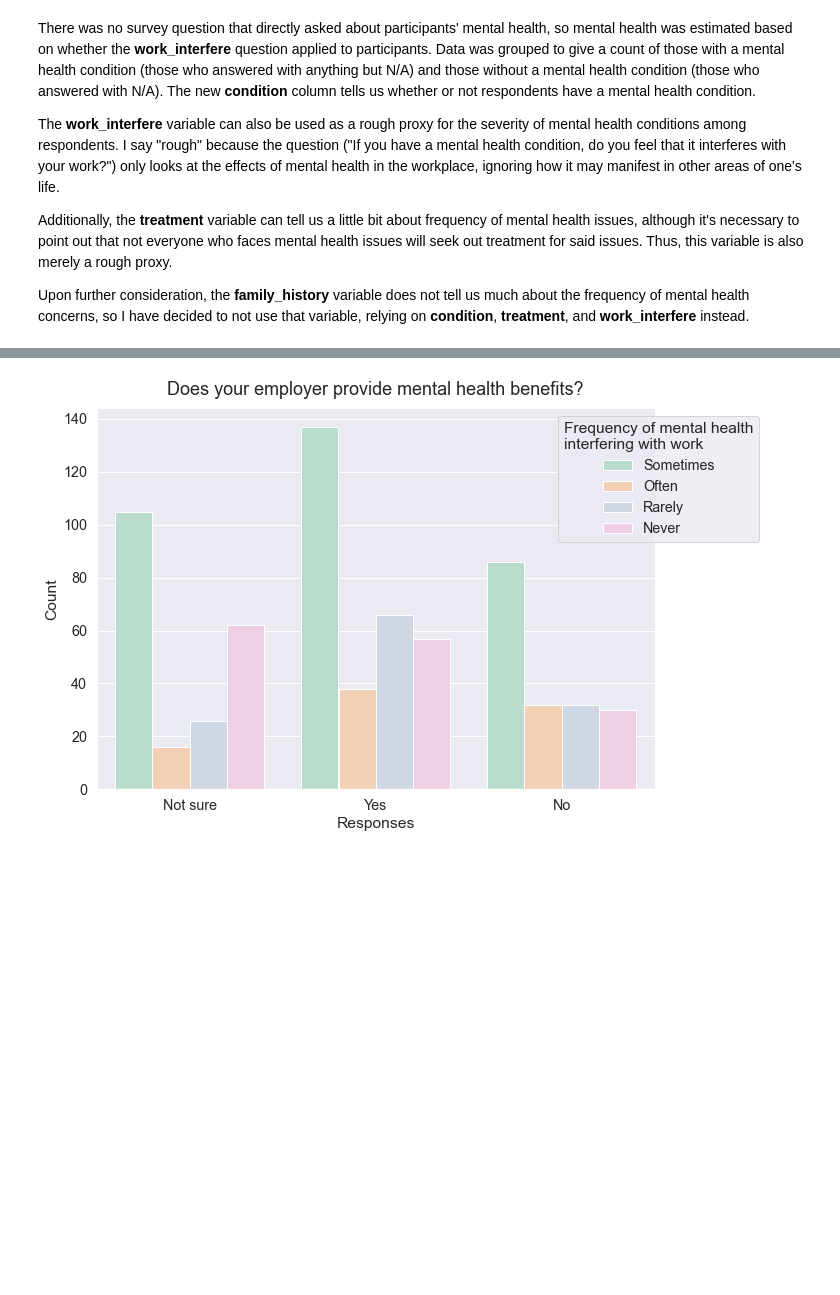
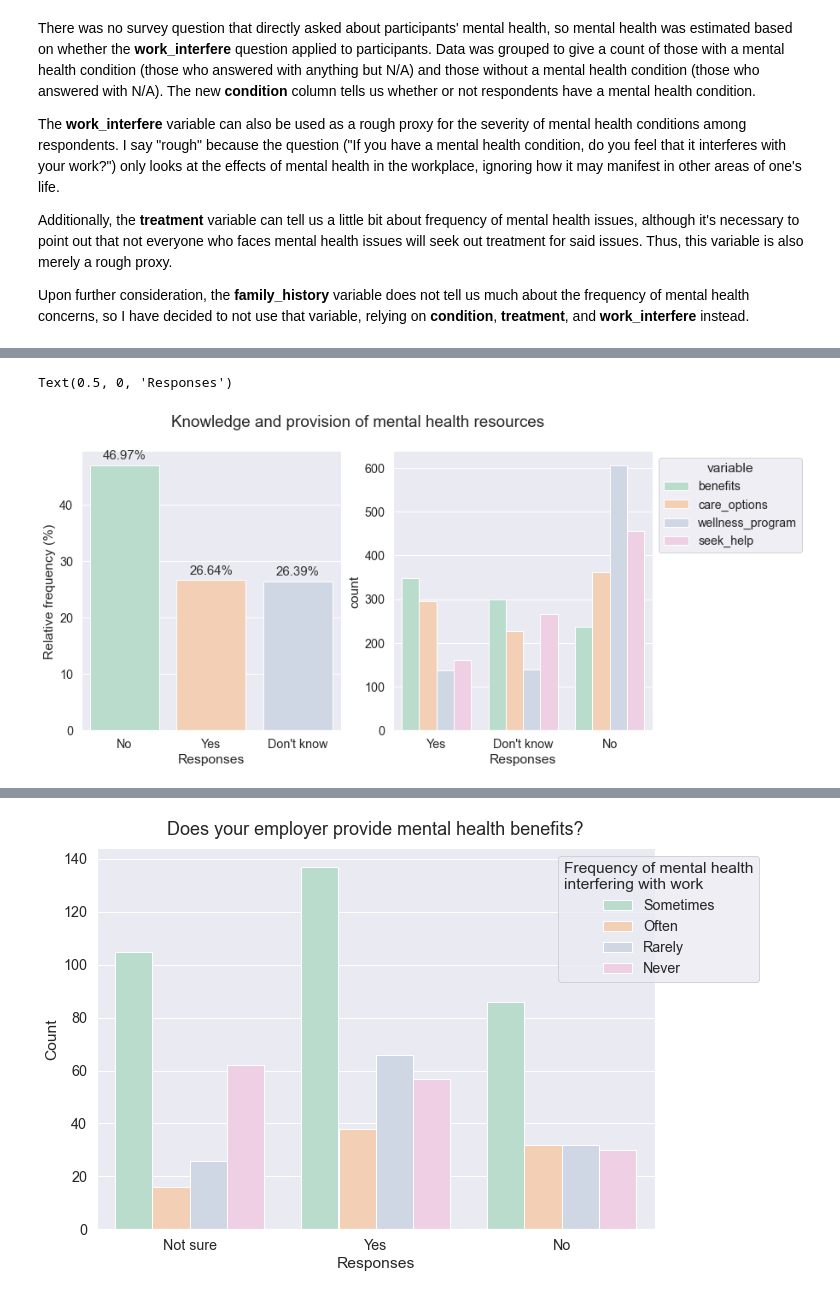
Before and after one commit to cltomiyama/MentalHealthSurvey_analysis, a Jupyter notebook: analysis/gale/analysis_notebook_gc.ipynb, the cells around one changed output, grey strips where cells are left out. Drawn from its saved outputs; the diff is of its cells as text; code cells hidden in the pictures; blank space fills up the shorter version.

```diff
--- a/analysis/gale/analysis_notebook_gc.ipynb
+++ b/analysis/gale/analysis_notebook_gc.ipynb
@@ -462,0 +359,6 @@ mh_filtered_condition
+# %%
+knowledge = mh0[['benefits', 'care_options', 'wellness_program', 'seek_help']].melt().replace({2:'No', 1:'Yes', 0:"Don't know"})
+
+knowledge_counts = pfg.count_rel_freq_df(knowledge, 'value').replace({2:'No', 1:'Yes', 0:"Don't know"})
+
+display('knowledge', 'knowledge_counts')
@@ -462,0 +385,19 @@ mh_filtered_condition
+# %%
+# Reference: https://stackoverflow.com/questions/51211538/pandas-seaborn-countplot-from-several-columns
+
+fig, axes = plt.subplots(1,2, figsize=(12,6))
+fig.suptitle('Knowledge and provision of mental health resources')
+
+# 1st plot: without splitting into different questions
+ax0 = sns.barplot(ax=axes[0], data=knowledge_counts, x='value', y='rel_freq')
+ax0.set_ylabel('Relative frequency (%)')
+ax0.set_xlabel('Responses')
+pfg.rel_freq_label(ax0, 0.15,1)
+
+# split into different questions
+ax1 = sns.countplot(ax=axes[1], data=knowledge, x='value', hue='variable')
+ax1.legend(title='variable', bbox_to_anchor=(1,1))
+ax1.set_xlabel('Responses')
+# %% [output]
+Text(0.5, 0, 'Responses')
+[figure, added]
```
Also changed, not shown: parts of 53 cells of this notebook.
